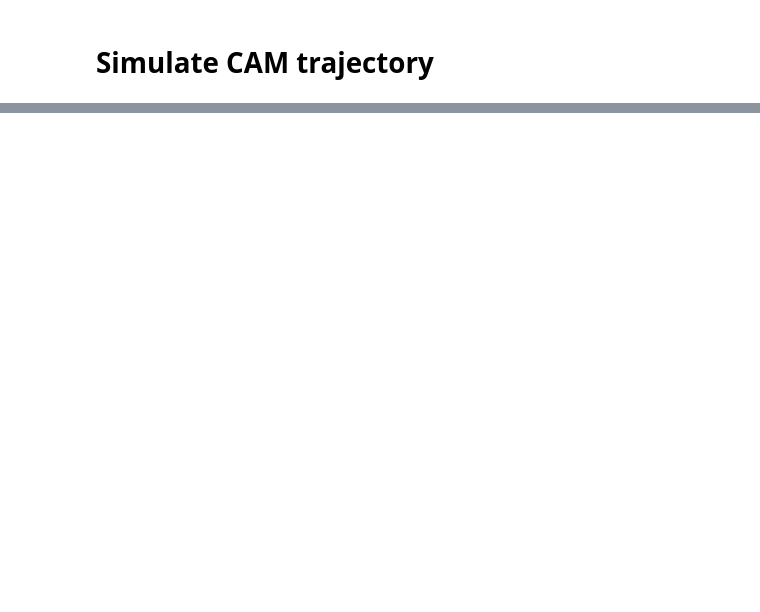
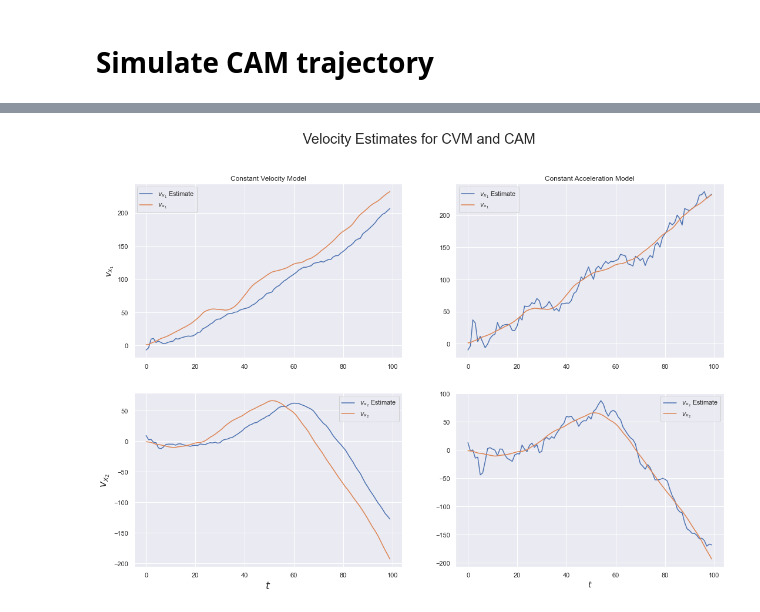
Before and after one commit to maiquang/maithanh-thesis-src, a Jupyter notebook: dp_test.ipynb, the cells around one changed output, grey strips where cells are left out. Drawn from its saved outputs; the diff is of its cells as text; code cells hidden in the pictures; blank space fills up the shorter version.

```diff
--- a/dp_test.ipynb
+++ b/dp_test.ipynb
@@ -187,0 +276,33 @@ plt.plot(traj.X[2, :])
+# %%
+plt.figure(figsize=(18, 12))
+plt.suptitle("Velocity Estimates for CVM and CAM", fontsize=24)
+
+plt.subplot(2, 2, 1)
+plt.plot(log_cvm[:, 2], label="$v_{x_1}$ Estimate")
+plt.plot(traj.X[2, :], label="$v_{x_1}$")
+plt.title("Constant Velocity Model")
+plt.ylabel("$v_{x_1}$", fontsize="large")
+plt.legend()
+
+plt.subplot(2, 2, 2)
+plt.plot(log_cam[:, 2], label="$v_{x_1}$ Estimate")
+plt.plot(traj.X[2, :], label="$v_{x_1}$")
+plt.title("Constant Acceleration Model")
+plt.legend()
+
+plt.subplot(2, 2, 3)
+plt.plot(log_cvm[:, 3], label="$v_{x_2}$ Estimate")
+plt.plot(traj.X[3, :], label="$v_{x_2}$")
+plt.xlabel("$t$", fontsize="x-large")
+plt.ylabel("$v_{x_2}$", fontsize="x-large")
+plt.legend()
+
+plt.subplot(2, 2, 4)
+plt.plot(log_cam[:, 3], label="$v_{x_2}$ Estimate")
+plt.plot(traj.X[3, :], label="$v_{x_2}$")
+plt.xlabel("$t$", fontsize="large")
+plt.legend()
+
+plt.show()
+# %% [output]
+[figure, added]
```
Also changed, not shown: parts of 28 cells of this notebook, 1 other file.
